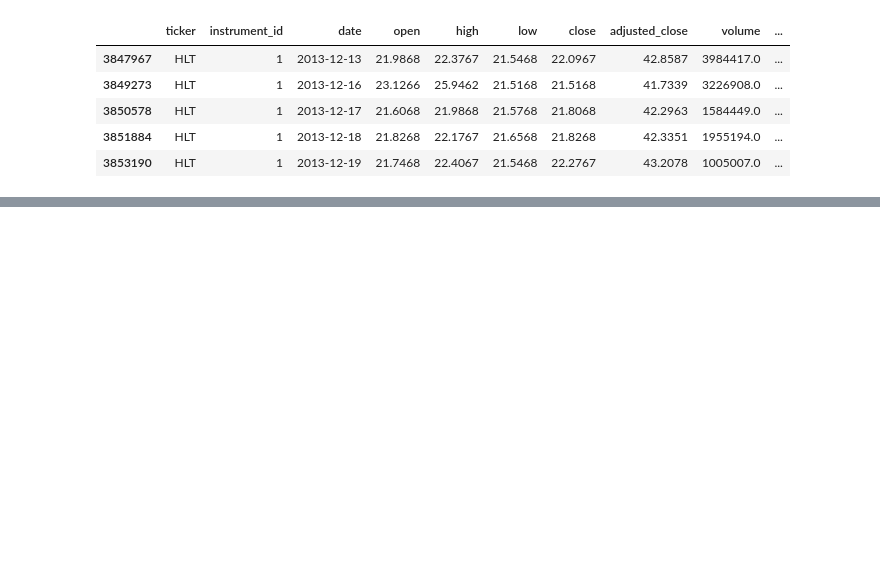
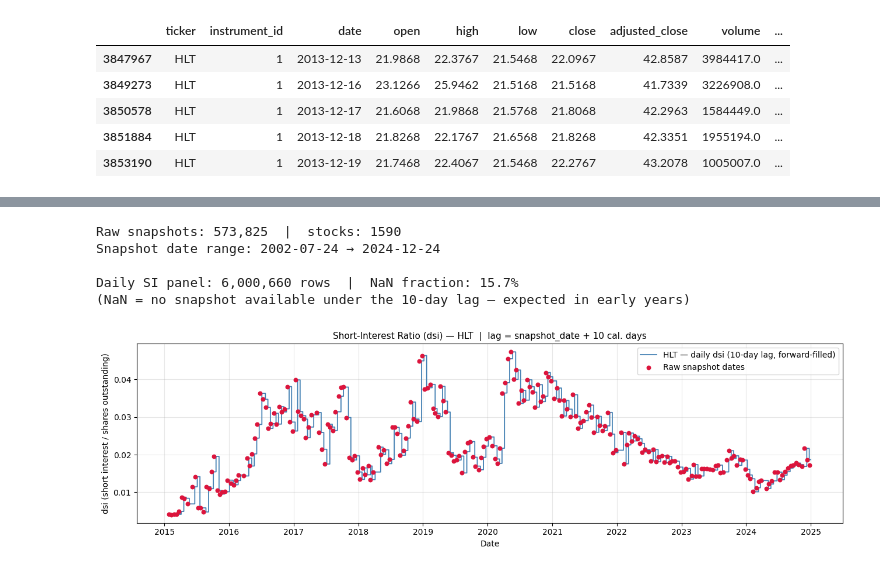
Before and after one commit to hivan04/ml-finance-proj, a Jupyter notebook: notebooks/0_eda.ipynb, the cells around one changed output, grey strips where cells are left out. Cells and saved outputs as stored; diff of their text form; code cells hidden in the pictures; blank space fills up the shorter version.

Commit message:
Completed daily panel dataset

```diff
--- a/notebooks/0_eda.ipynb
+++ b/notebooks/0_eda.ipynb
@@ -106,0 +194,80 @@ df.head()
+# %%
+
+# ── Short interest with 10-day availability lag ────────────────────────────────
+si = short_int_trans.copy()
+si = si.sort_values(['stock_id', 'date']).reset_index(drop=True)
+
+# snapshot_date + 8 calendar days (official publication) + 2 (vendor delivery) = +10
+si['avail_date'] = si['date'] + pd.Timedelta(days=10)
+
+print(f"Raw snapshots: {len(si):,}  |  stocks: {si['stock_id'].nunique()}")
+print(f"Snapshot date range: {si['date'].min().date()} → {si['date'].max().date()}")
+print()
+
+# ── Build daily panel (2010–2024) using pivot + forward-fill ─────────────────
+# Strategy:
+#   1. Pivot to wide (avail_date × stock_id) for each metric.
+#   2. Union avail_dates with lookup_dates (= trading_day − 1 calendar day).
+#   3. Reindex to the union and forward-fill → each lookup_date gets the most
+#      recent snapshot whose avail_date ≤ lookup_date.
+#   4. Select only lookup_dates and relabel index as trading_dates.
+#   5. Melt back to long format.
+
+td_dev       = trading_days[(trading_days >= '2010-01-01') & (trading_days <= '2024-12-31')]
+lookup_dates = td_dev - pd.Timedelta(days=1)   # D-1 for each trading day D
+
+panels: dict = {}
+for metric in ['dsi', 'dtcn', 'ddtcn']:
+    # Wide: rows=avail_date, cols=stock_id
+    wide = si.pivot_table(index='avail_date', columns='stock_id',
+                          values=metric, aggfunc='last')
+    # Union avail_dates + lookup_dates so ffill can bridge any gaps
+    idx  = wide.index.union(lookup_dates).sort_values()
+    wide = wide.reindex(idx).ffill().reindex(lookup_dates)
+    wide.index = td_dev                         # re-label with actual trading dates
+    wide.index.name = 'date'                    # name the index for melt
+    panels[metric] = wide
+
+# Melt to long format and join on (date, stock_id)
+parts = [
+    panels[m]
+    .reset_index()
+    .melt(id_vars='date', var_name='stock_id', value_name=m)
+    for m in ['dsi', 'dtcn', 'ddtcn']
+]
+si_daily = parts[0].merge(parts[1], on=['date', 'stock_id']).merge(parts[2], on=['date', 'stock_id'])
+
+nan_frac = si_daily['dsi'].isna().mean()
+print(f"Daily SI panel: {len(si_daily):,} rows  |  NaN fraction: {nan_frac:.1%}")
+print("(NaN = no snapshot available under the 10-day lag — expected in early years)\n")
+
+# ── Plot dsi step-function for HLT (stock_id=1) ──────────────────────────────
+REP_SID    = 1
+rep_ticker = ticker_map.get(REP_SID, f"sid={REP_SID}")
+si_rep     = si_daily[(si_daily['stock_id'] == REP_SID) & si_daily['dsi'].notna()]
+si_raw_rep = si[si['stock_id'] == REP_SID]
+
+fig, ax = plt.subplots(figsize=(13, 4))
+ax.step(si_rep['date'], si_rep['dsi'], where='post', lw=1.3, color='steelblue',
+        label=f'{rep_ticker} — daily dsi (10-day lag, forward-filled)')
+ax.scatter(si_raw_rep['date'], si_raw_rep['dsi'], s=22, color='crimson', zorder=5,
+           label='Raw snapshot dates')
+ax.set_title(
+    f'Short-Interest Ratio (dsi) — {rep_ticker}  |  lag = snapshot_date + 10 cal. days',
+    fontsize=11,
+)
+ax.set_ylabel('dsi (short interest / shares outstanding)')
+ax.set_xlabel('Date')
+ax.legend(fontsize=10)
+ax.grid(True, alpha=0.3)
+plt.tight_layout()
+plt.show()
+print("Step shape confirms forward-fill between bi-monthly releases.")
+print("Each step begins 10 calendar days after the settlement date.")
+# %% [output]
+Raw snapshots: 573,825  |  stocks: 1590
+Snapshot date range: 2002-07-24 → 2024-12-24
+
+Daily SI panel: 6,000,660 rows  |  NaN fraction: 15.7%
+(NaN = no snapshot available under the 10-day lag — expected in early years)
+[figure, added]
```
Also changed, not shown: parts of 15 cells of this notebook, 2 other files.
